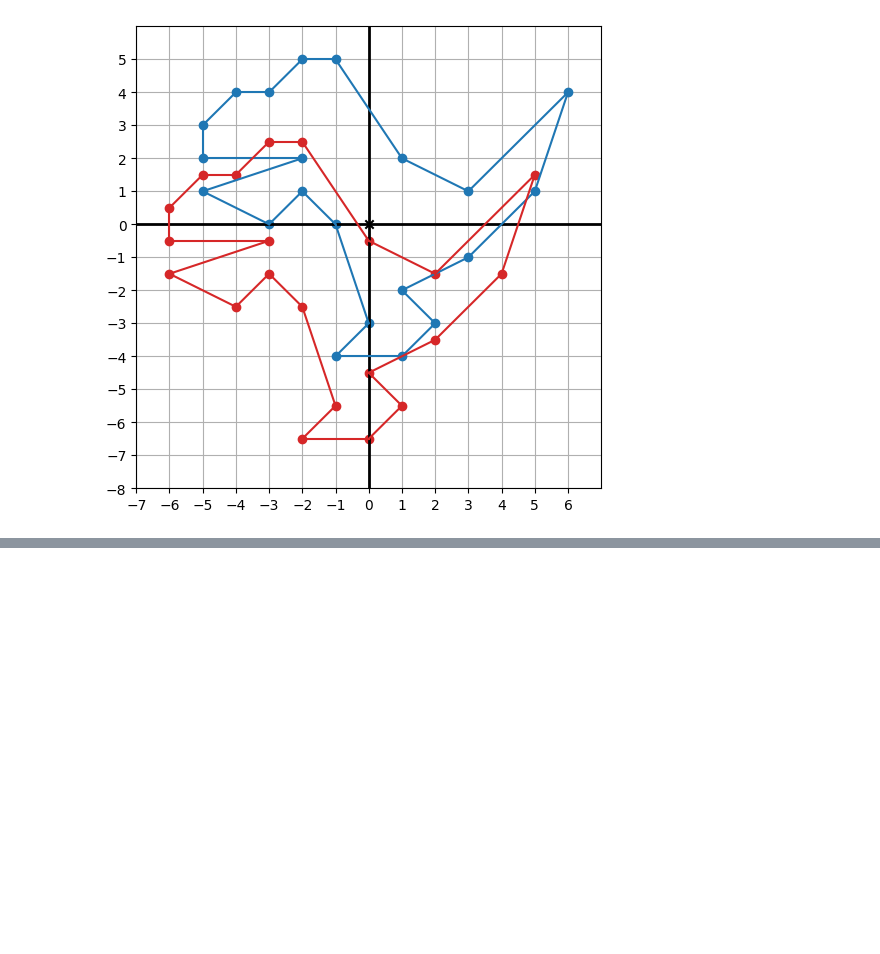
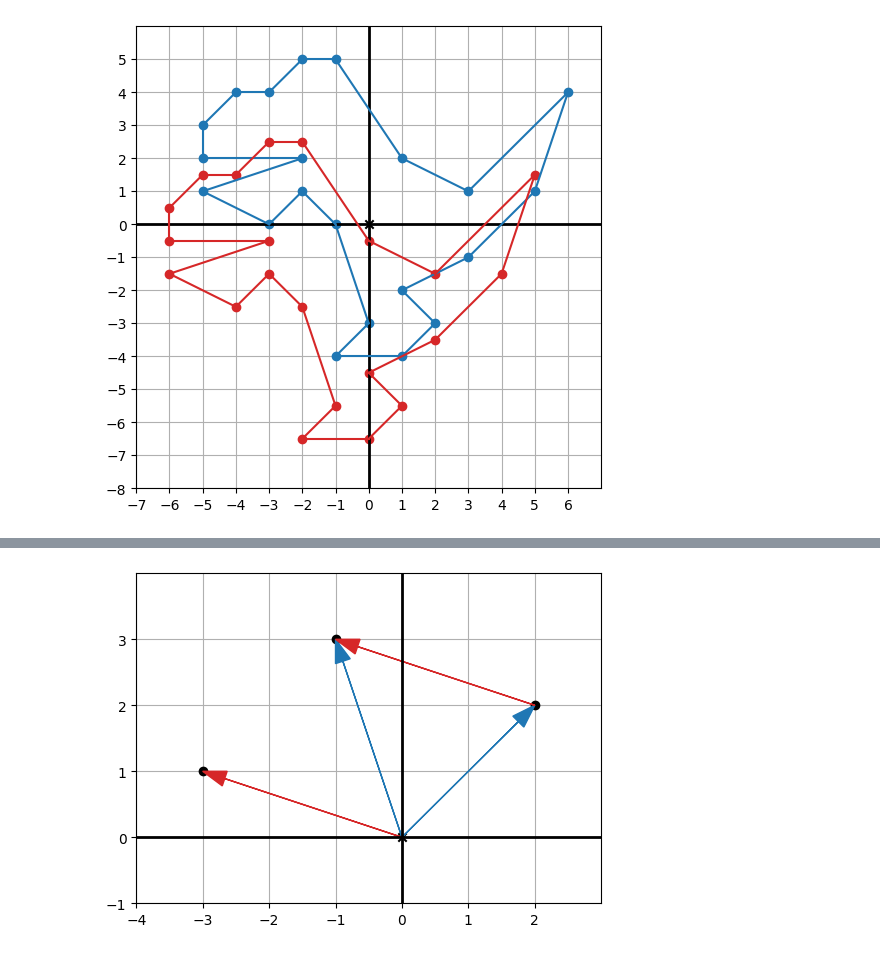
Before and after one commit to josinovmota/thinkatlas, a Jupyter notebook: labs/fundamentos_da_matemática/math_for_programmers.ipynb, the cells around one changed output, grey strips where cells are left out. Drawn from its saved outputs; the diff is of its cells as text; code cells hidden in the pictures; blank space fills up the shorter version.

```diff
--- a/labs/fundamentos_da_matemática/math_for_programmers.ipynb
+++ b/labs/fundamentos_da_matemática/math_for_programmers.ipynb
@@ -34,0 +37,12 @@ draw(Points(*dino_vectors, color=blue),
+# %%
+draw(Points((-1,3), (2,2)),
+     Arrow((-1,3), (0,0), color=blue),
+     Arrow((2,2), (0,0), color=blue),
+     # Subtração vetor1 e vetor2
+     Points((-1-2, 3-2)),
+     # Seta partindo da origem
+     Arrow((-3,1), (0,0)),
+     # Seta partindo da tip do vetor2 e parando na tip do vetor1
+     Arrow((-1,3), (2, 2)))
+# %% [output]
+[figure, added]
```
Also changed, not shown: parts of 7 cells of this notebook.
